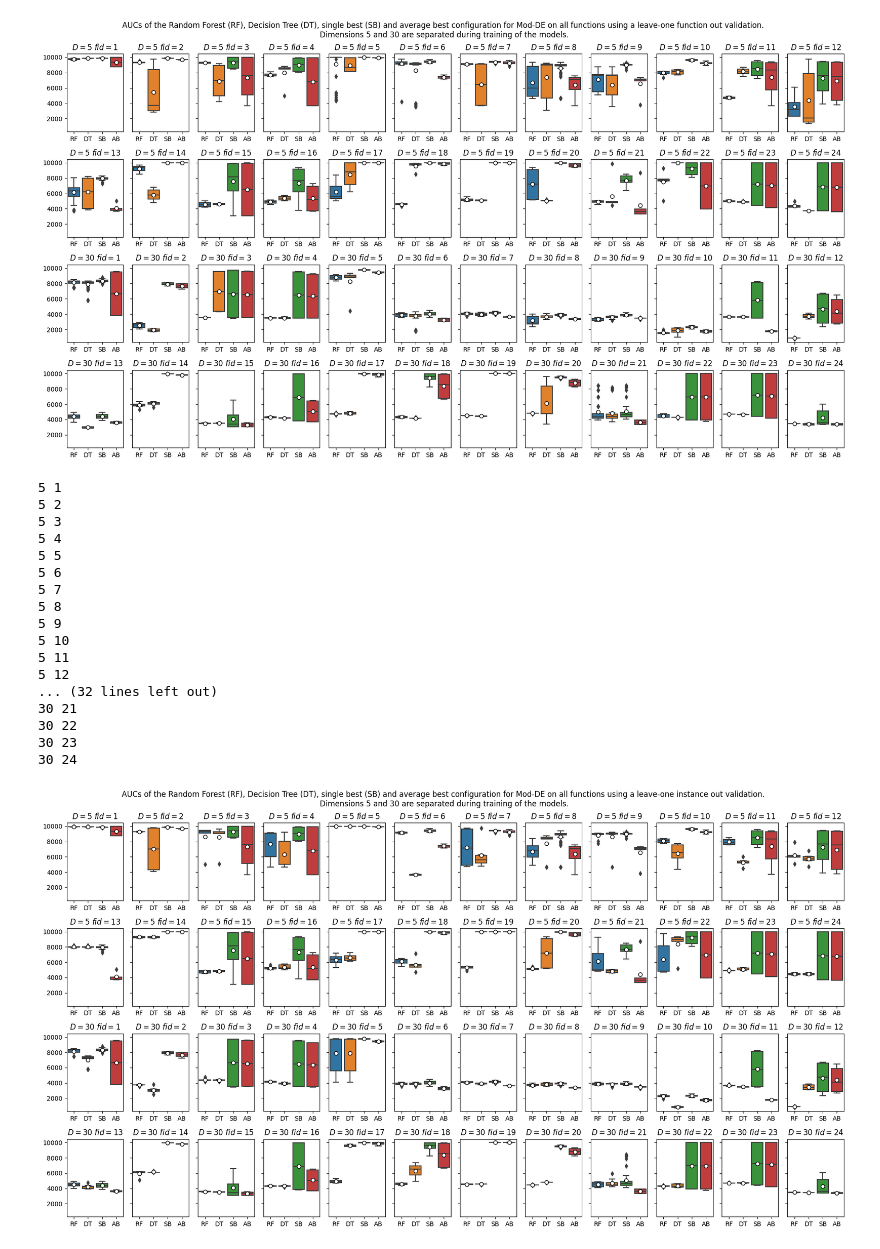
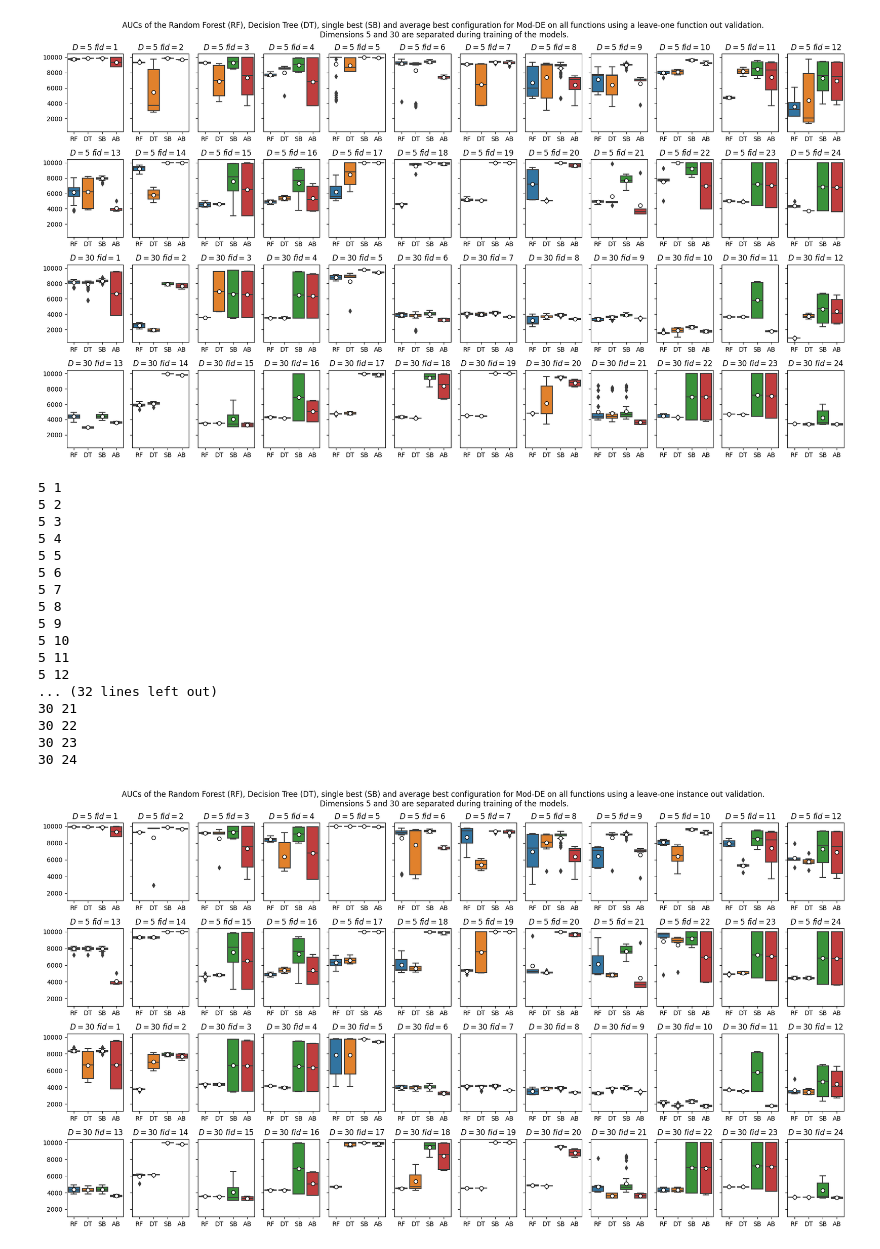
Before and after one commit to nikivanstein/ioh-explainer, a Jupyter notebook: autode-notebook.ipynb, the cells around one changed output. Drawn from its saved outputs; the diff is of its cells as text; code cells hidden in the pictures.

```diff
--- a/autode-notebook.ipynb
+++ b/autode-notebook.ipynb
@@ -236,23 +236,7 @@ fig.suptitle('AUCs of the Random Forest (RF), Decision Tree (DT), single best (S
 dim_counter = 0
 for dim in ela_df['dim'].unique():
     _, df_avg_best = de_explainer.get_average_best(dim)
-    iid = 1
-    df = ela_df_cat[ela_df_cat['dim'] == dim]
-    X_train = df[df['iid'] != iid].copy().drop(['fid','iid','auc',*features], axis=1)
-    y_train = df[df['iid'] != iid][features]
-    X_test_all = df[df['iid'] == iid].copy()
-
-    X_train.replace([np.inf, -np.inf], 0, inplace=True)
-    X_test_all.replace([np.inf, -np.inf], 0, inplace=True)
-    X_train.fillna(0, inplace=True)
-    X_test_all.fillna(0, inplace=True)
-
-    dtree = DecisionTreeClassifier(max_depth=7)
-    dtree.fit(X_train, y_train)
-
-    #RF
-    rf = RandomForestClassifier()
-    rf.fit(X_train, y_train)
+    df = ela_df_cat[ela_df_cat['dim'] == dim].copy()
 
     for fid in ela_df['fid'].unique():
         print(dim, fid)
@@ -262,31 +246,47 @@ for dim in ela_df['dim'].unique():
         box_plot_df['SB'] = pd.Series(df_single_best['auc'].values)
         box_plot_df['AB'] = pd.Series(df_avg_best[df_avg_best['fid'] == fid]['auc'].values)
 
-        df = ela_df_cat[ela_df_cat['dim'] == dim]
-        X_test = X_test_all[X_test_all['fid'] == fid].copy().drop(['fid','iid','auc',*features], axis=1)
-        y_test = X_test_all[X_test_all['fid'] == fid][features]
-        #DT
-        y_pred = dtree.predict(X_test)
-
-        #RF
-        y_red_rf = rf.predict(X_test)
-
         all_aucs = []
         all_aucs_rf = []
-        for y in y_pred:
-            #print(y)
-            conf = predToNames(y, dim)
-            #print(conf)
-            aucs = de_explainer.get_results_for_config(conf, dim, fid, iid)
-            all_aucs.extend(aucs.values)
-            #print(all_aucs)
-        for y in y_red_rf:
-            #print(y)
-            conf = predToNames(y, dim)
-            #print(conf)
-            aucs = de_explainer.get_results_for_config(conf, dim, fid, iid)
-            all_aucs_rf.extend(aucs.values)
-            #print(all_aucs)
+        for iid in [1,5]:
+            X_train = df[df['iid'] != iid].copy().drop(['fid','iid','auc',*features], axis=1)
+            y_train = df[df['iid'] != iid][features]
+            X_test = df[(df['iid'] == iid) & (df['fid'] == fid)].copy().drop(['fid','iid','auc',*features], axis=1)
+            y_test = df[(df['iid'] == iid) & (df['fid'] == fid)][features]
+
+            X_train.replace([np.inf, -np.inf], 0, inplace=True)
+            X_test.replace([np.inf, -np.inf], 0, inplace=True)
+            X_train.fillna(0, inplace=True)
+            X_test.fillna(0, inplace=True)
+
+            dtree = DecisionTreeClassifier(max_depth=7)
+            dtree.fit(X_train, y_train)
+
+            #RF
+            rf = RandomForestClassifier()
+            rf.fit(X_train, y_train)
+
+            #DT
+            y_pred = dtree.predict(X_test)
+
+            #RF
+            y_red_rf = rf.predict(X_test)
+
+
+            for y in y_pred:
+                #print(y)
+                conf = predToNames(y, dim)
+                #print(conf)
+                aucs = de_explainer.get_results_for_config(conf, dim, fid, iid)
+                all_aucs.extend(aucs.values)
+                #print(all_aucs)
+            for y in y_red_rf:
+                #print(y)
+                conf = predToNames(y, dim)
+                #print(conf)
+                aucs = de_explainer.get_results_for_config(conf, dim, fid, iid)
+                all_aucs_rf.extend(aucs.values)
+                #print(all_aucs)
 
         box_plot_df['DT'] = pd.Series(np.array(all_aucs)[:len(box_plot_df)])
         box_plot_df['RF'] = pd.Series(np.array(all_aucs_rf)[:len(box_plot_df)])
@@ -296,31 +296,31 @@ for dim in ela_df['dim'].unique():
                        "markeredgecolor":"black",
                       "markersize":"6"})
         axes[dim_counter + int((fid-1)/12)][(fid-1)%12].set_title(f"$D={dim}$ $fid={fid}$")
         #axes[dim_counter + int((fid-1)/12)][(fid-1)%12].set_xticklabels(axes[dim_counter + int((fid-1)/12)][(fid-1)%12].get_xticks(), rotation=45)
     dim_counter += 2
 
 plt.tight_layout()
 plt.savefig("de_img_new/classifiers-iid.pdf")
 plt.show()
 
 plt.clf()
 plt.close()
 # %% [output]
 5 1
 5 2
 5 3
 5 4
 5 5
 5 6
 5 7
 5 8
 5 9
 5 10
 5 11
 5 12
 ... (32 lines left out)
 30 21
 30 22
 30 23
 30 24
-[figure, old version]
+[figure, new version]
```
Also changed, not shown: parts of 3 cells of this notebook, 20 other files.
